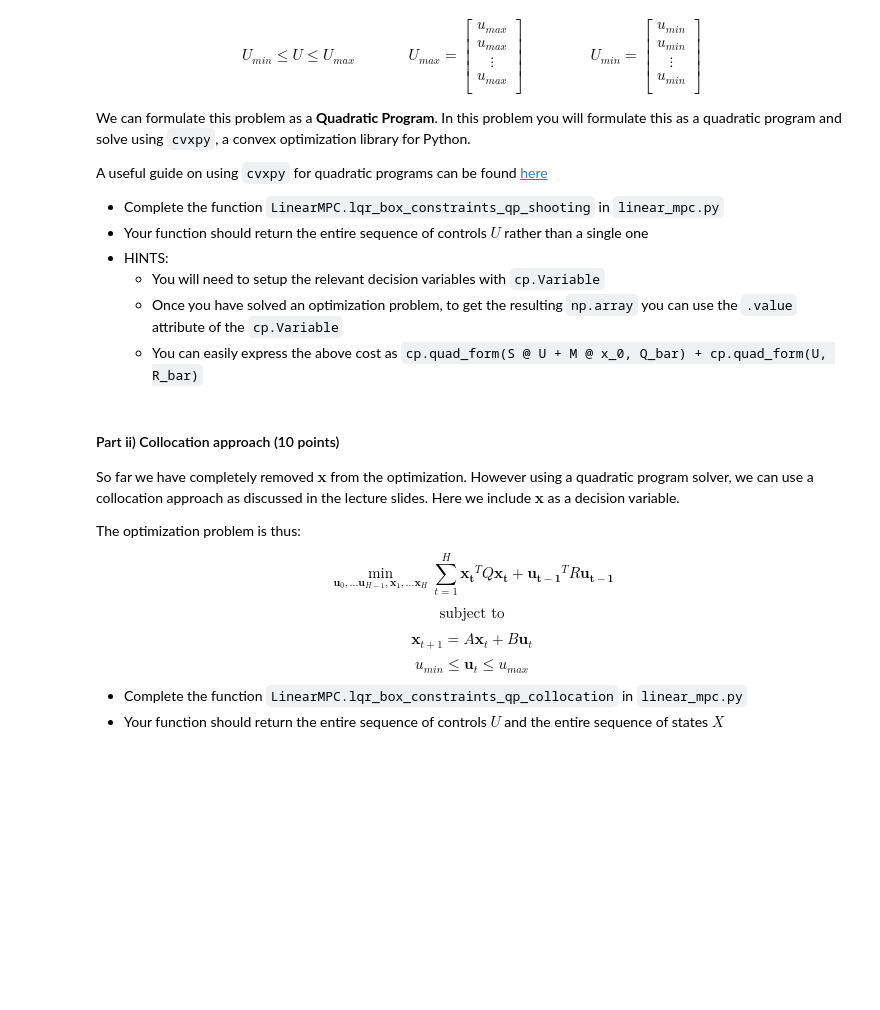
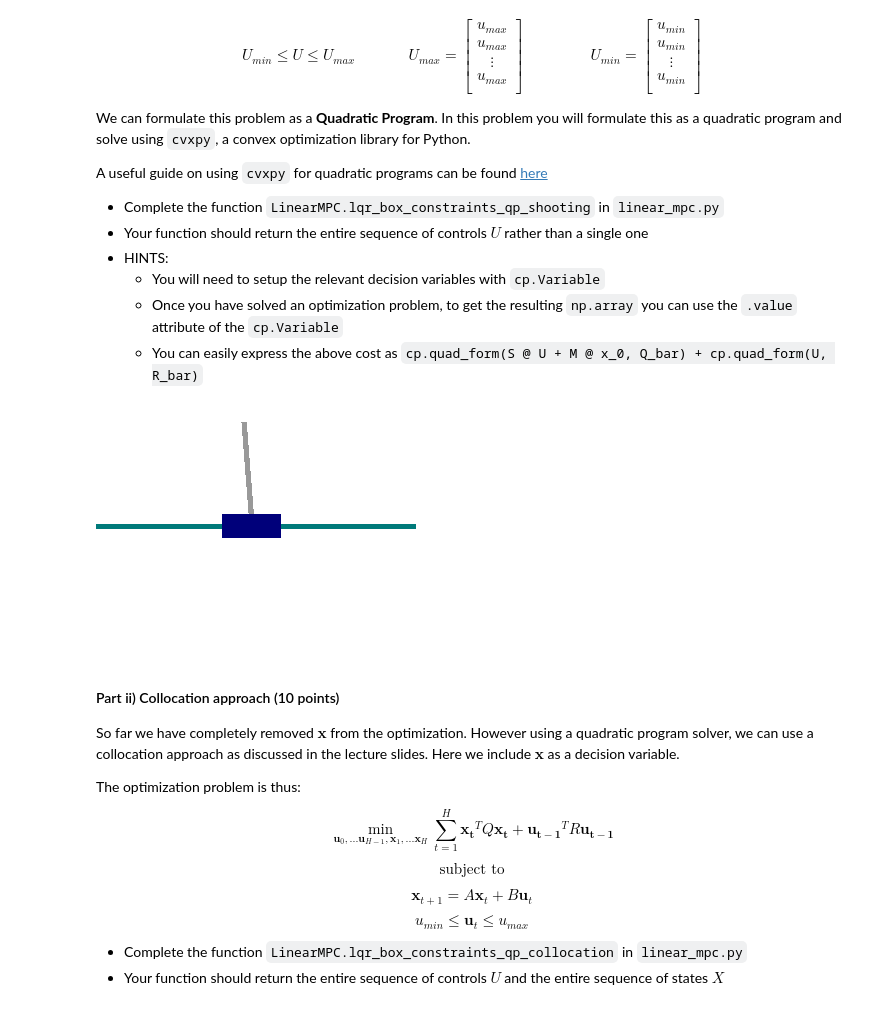
Before and after one commit to dorecasan/rob498_umich, a Jupyter notebook: HW2/ROB498_hw2.ipynb, the cells around one changed output. Saved outputs shown, nothing was run; the diff lists cells and outputs as text; code cells hidden in the pictures; blank space fills up the shorter version.

```diff
--- a/HW2/ROB498_hw2.ipynb
+++ b/HW2/ROB498_hw2.ipynb
@@ -205,7 +231,7 @@ plt.show()
 # We should see that the analytic dynamics should produce approximately the same next states
 # as the simulator. We can check this using a single call to your batched analytical dynamics function.
 
-B = 4
+B = 6
 states = 0.1 * torch.randn(B, 4)
 actions = torch.randn(B, 1)
 
@@ -515,24 +616,26 @@ A useful guide on using `cvxpy` for quadratic programs can be found [here](https
 # %%
 ## Now we will test this controller
 controller = LinearMPC(A, B, Q, R, horizon=20)
-u_min = np.array([-1])
-u_max = np.array([1])
+u_min = np.array([-2])
+u_max = np.array([2])
 
 
 env = CartpoleEnv()
 env.reset(0.1 * np.random.randn(4))
 frames = []
 for i in tqdm(range(100)):
     state = env.get_state()
     U = controller.lqr_box_constraints_qp_shooting(state, u_min, u_max)
     # we will only take the first action of the sequence
     u = U[0]
     s = env.step(u)
     img = env.render()
     frames.append(img)
 
 write_apng("cartpole_box_constrained_lqr_shooting.png", frames, delay=10)
 Image(filename="cartpole_box_constrained_lqr_shooting.png")
+# %% [output]
+[figure, added]
 # %% [markdown]
 #### Part ii) Collocation approach (10 points)
 
```
Also changed, not shown: parts of 17 cells of this notebook, 5 other files.
